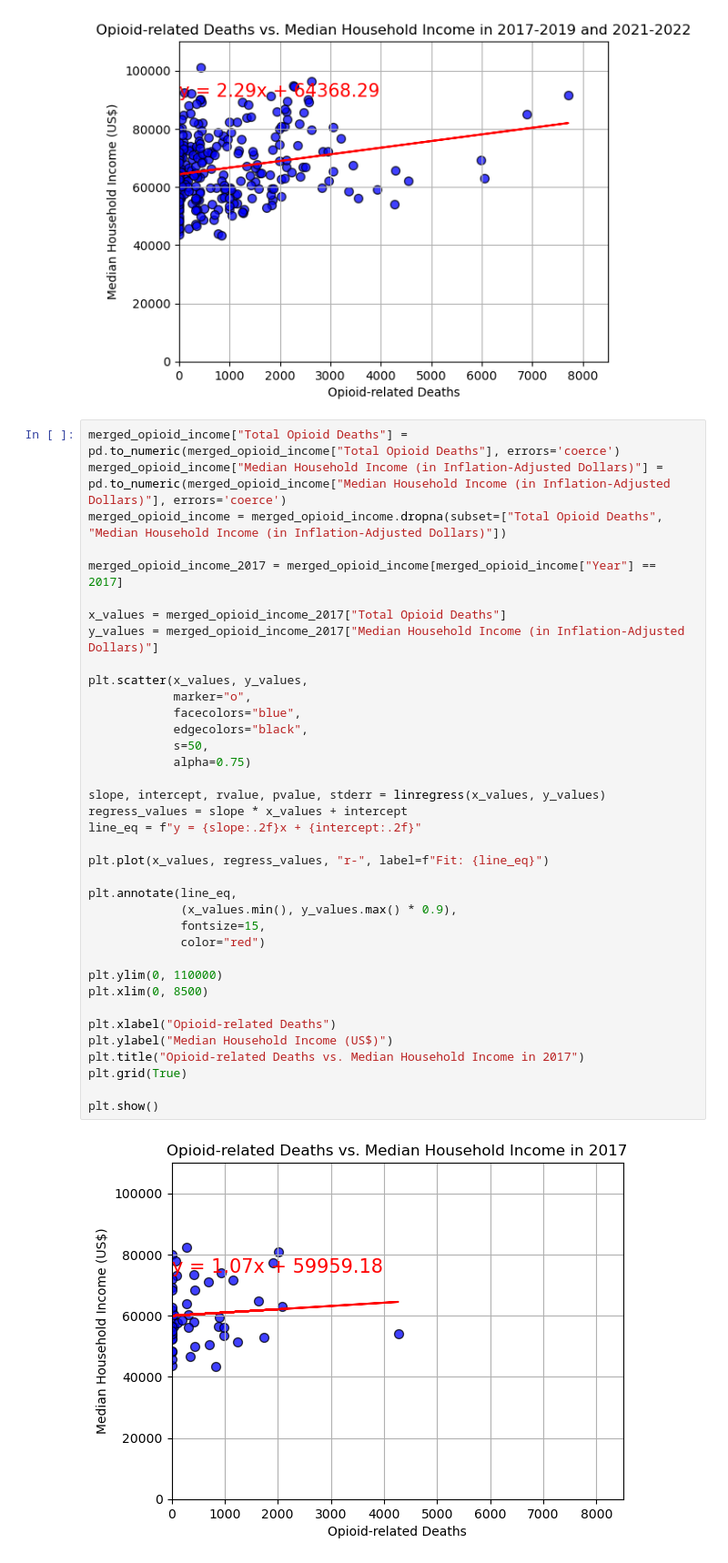
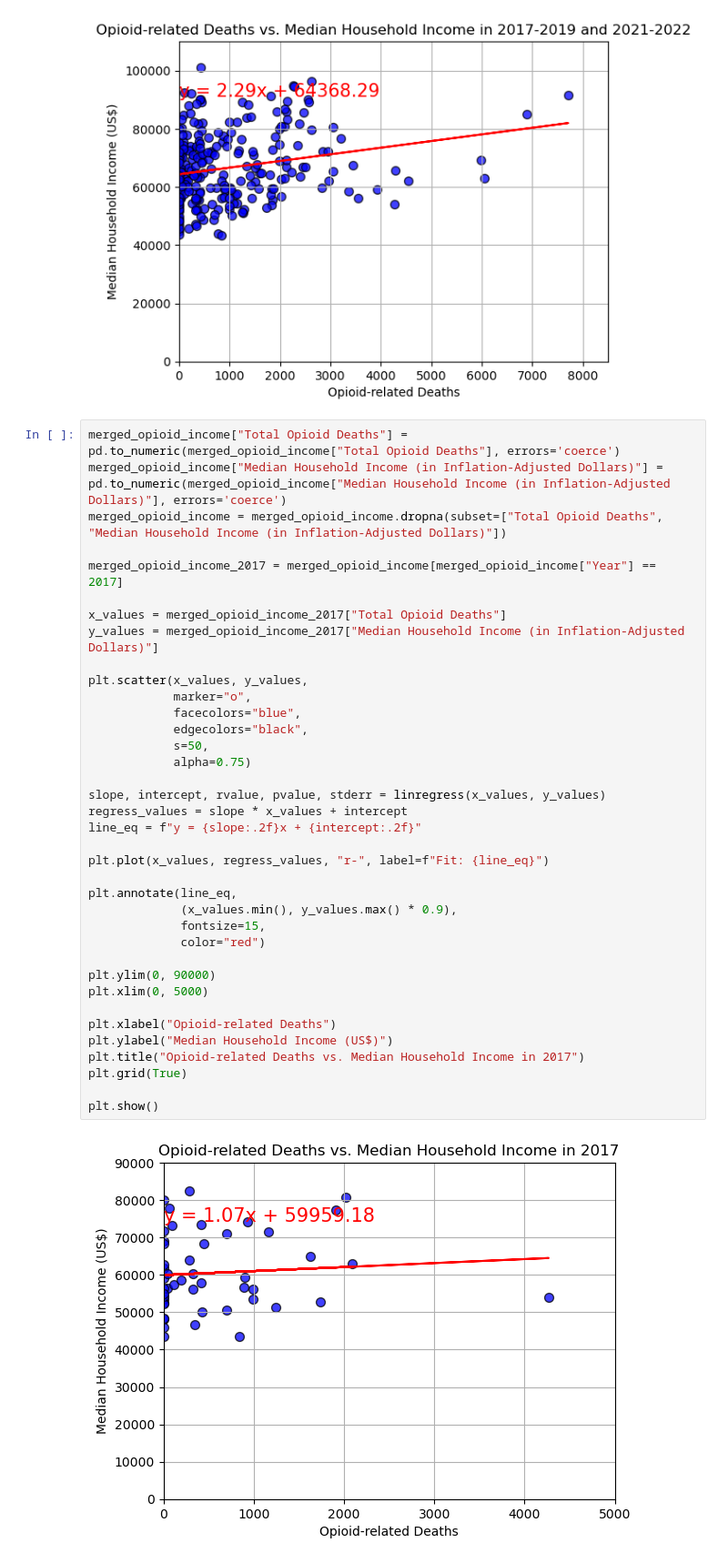
Before and after one commit to kikichan1/Project-1, a Jupyter notebook: Income_Notebook.ipynb, the cells around one changed output. Shown: that part at 91% size. Drawn from its saved outputs; the diff is of its cells as text.

```diff
--- a/Income_Notebook.ipynb
+++ b/Income_Notebook.ipynb
@@ -364,36 +364,36 @@ merged_opioid_income_2017 = merged_opioid_income[merged_opioid_income["Year"] ==
 
 x_values = merged_opioid_income_2017["Total Opioid Deaths"]
 y_values = merged_opioid_income_2017["Median Household Income (in Inflation-Adjusted Dollars)"]
 
 plt.scatter(x_values, y_values,
             marker="o",
             facecolors="blue",
             edgecolors="black",
             s=50,
             alpha=0.75)
 
 slope, intercept, rvalue, pvalue, stderr = linregress(x_values, y_values)
 regress_values = slope * x_values + intercept
 line_eq = f"y = {slope:.2f}x + {intercept:.2f}"
 
 plt.plot(x_values, regress_values, "r-", label=f"Fit: {line_eq}")
 
 plt.annotate(line_eq,
              (x_values.min(), y_values.max() * 0.9),
              fontsize=15,
              color="red")
 
-plt.ylim(0, 110000)
-plt.xlim(0, 8500)
+plt.ylim(0, 90000)
+plt.xlim(0, 5000)
 
 plt.xlabel("Opioid-related Deaths")
 plt.ylabel("Median Household Income (US$)")
 plt.title("Opioid-related Deaths vs. Median Household Income in 2017")
 plt.grid(True)
 
 plt.show()
 # %% [output]
-[figure, old version]
+[figure, new version]
 # %%
 merged_opioid_income["Total Opioid Deaths"] = pd.to_numeric(merged_opioid_income["Total Opioid Deaths"], errors='coerce')
 merged_opioid_income["Median Household Income (in Inflation-Adjusted Dollars)"] = pd.to_numeric(merged_opioid_income["Median Household Income (in Inflation-Adjusted Dollars)"], errors='coerce')
```
Also changed, not shown: parts of 4 cells of this notebook.
